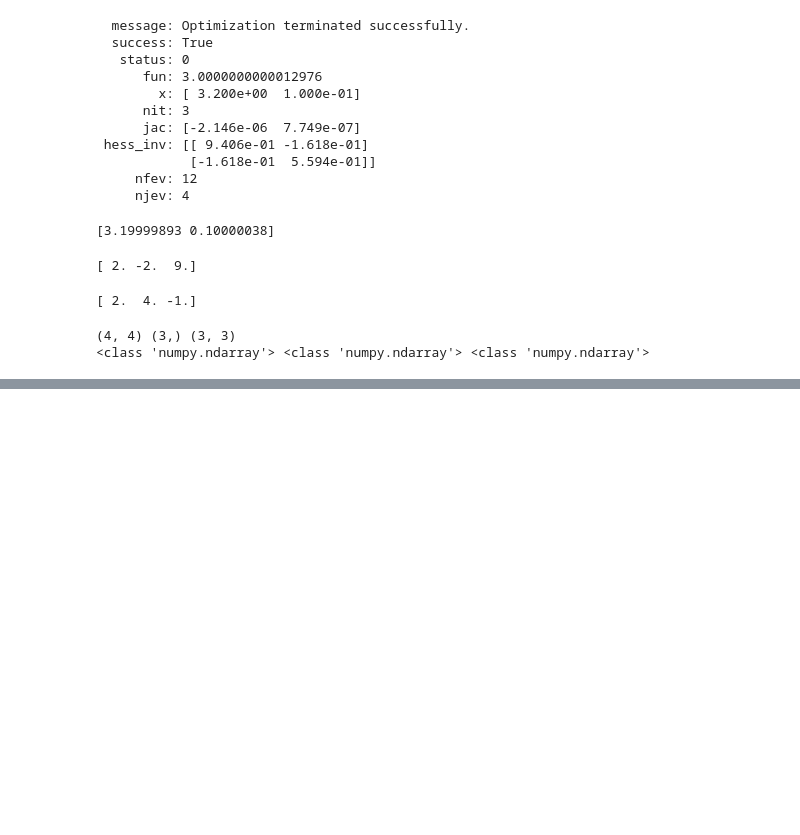
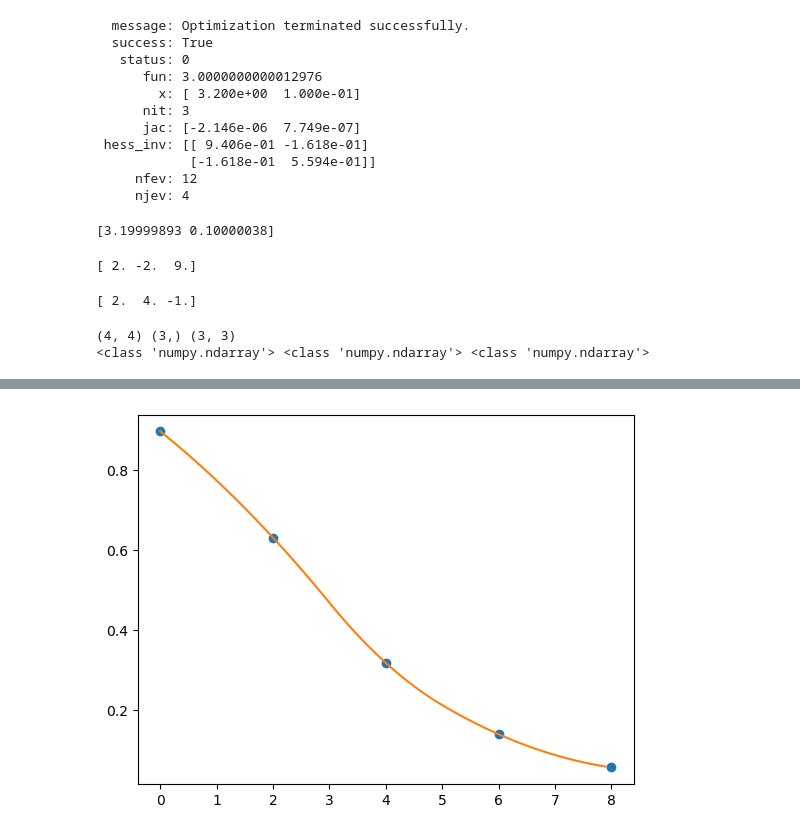
Before and after one commit to seabornja/myJupyterNotebooks, a Jupyter notebook: 003_NumPy-SciPy-Matplotlib-intro.ipynb, the cells around one changed output, grey strips where cells are left out. Drawn from its saved outputs; the diff is of its cells as text; code cells hidden in the pictures; blank space fills up the shorter version.

```diff
--- a/003_NumPy-SciPy-Matplotlib-intro.ipynb
+++ b/003_NumPy-SciPy-Matplotlib-intro.ipynb
@@ -155,0 +188,9 @@ print(type(U), type(D), type(V))
+# %%
+f = interpolate.interp1d(x, y, kind='quadratic')
+xnew = np.arange(0.0, 8.0, 0.1)
+ynew = f(xnew)
+# %%
+plt.plot(x, y, 'o', xnew, ynew, '-')
+plt.show()
+# %% [output]
+[figure, added]
```
Also changed, not shown: parts of 6 cells of this notebook.
